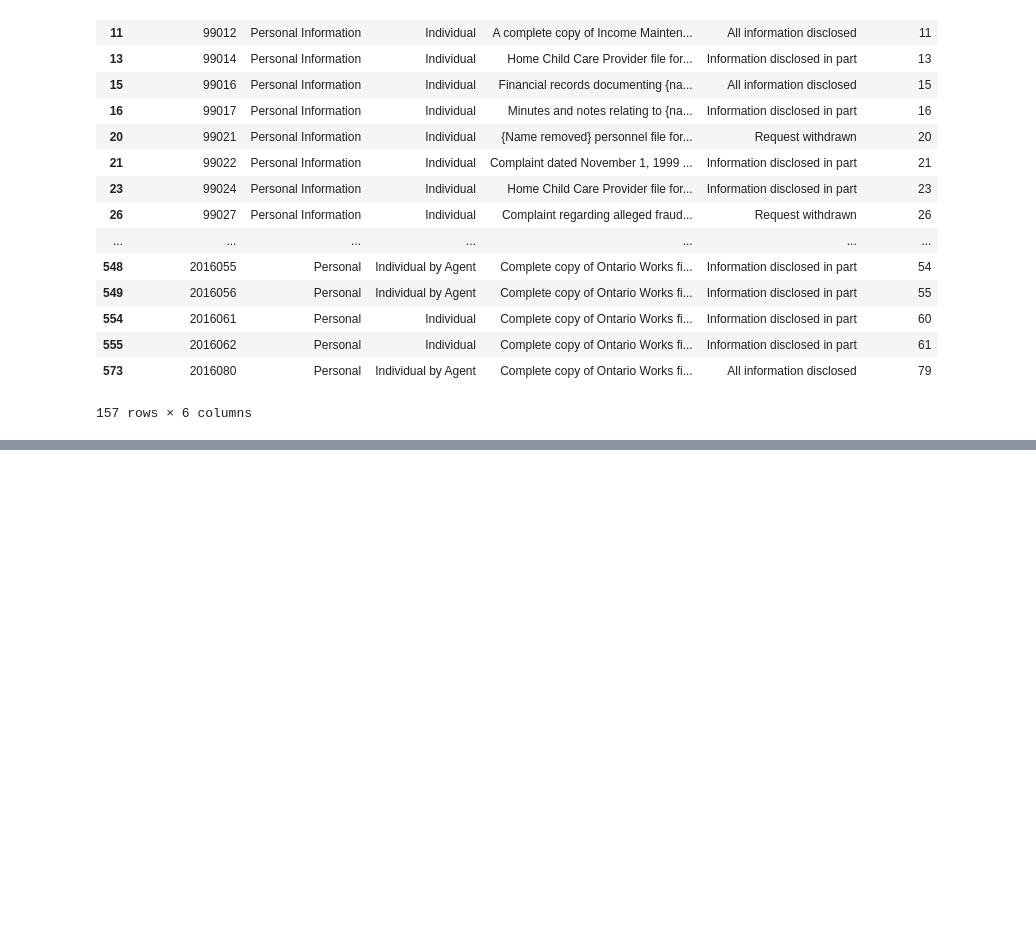
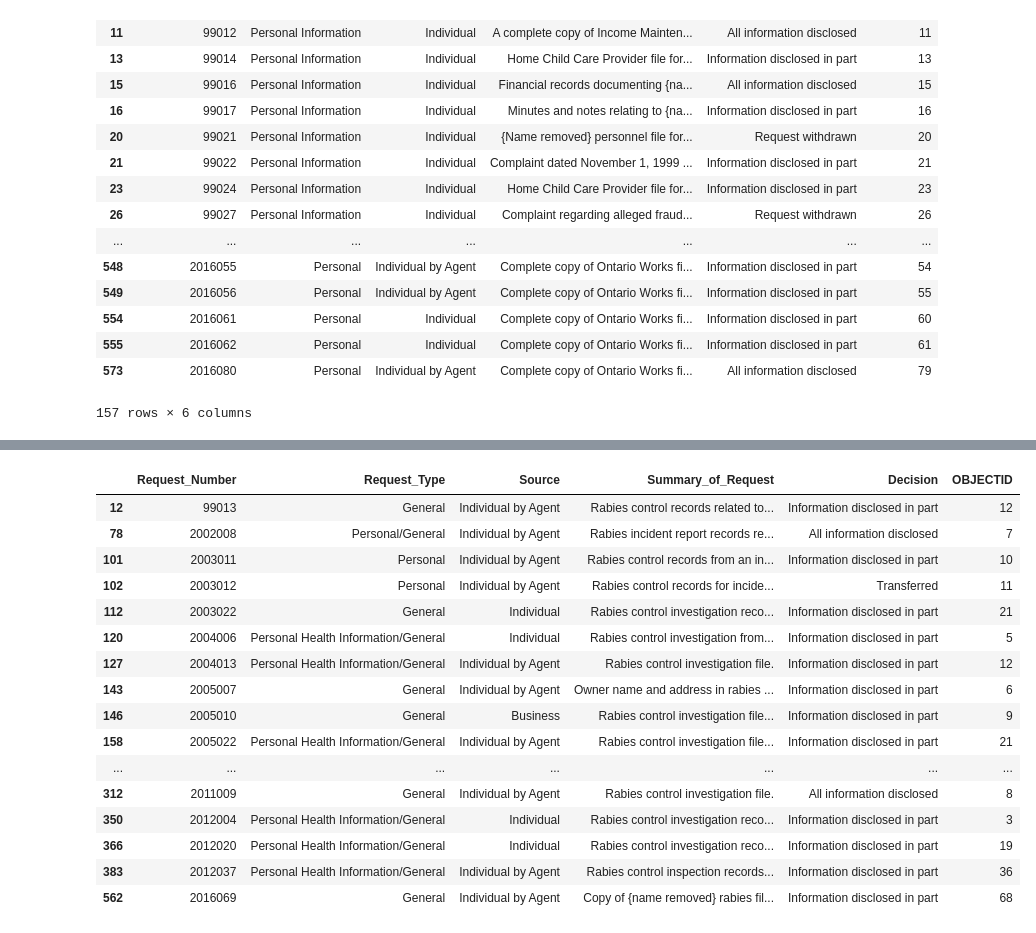
Before and after one commit to brodriguezmilla/foir, a Jupyter notebook: foir.ipynb, the cells around one changed output, grey strips where cells are left out. Cells and saved outputs as stored; diff of their text form; code cells hidden in the pictures; blank space fills up the shorter version.

```diff
--- a/foir.ipynb
+++ b/foir.ipynb
@@ -530,0 +595,20 @@ adf[(adf['Request_Type'] == 'Personal Information') | (adf['Request_Type'] =='Pe
+# %%
+adf[(adf['Summary_of_Request'].str.contains('rabies')) | (adf['Summary_of_Request'].str.contains('Rabies'))]
+# %% [output]
+|  | Request_Number | Request_Type | Source | Summary_of_Request | Decision | OBJECTID |
+| 12 | 99013 | General | Individual by Agent | Rabies control records related to... | Information disclosed in part | 12 |
+| 78 | 2002008 | Personal/General | Individual by Agent | Rabies incident report records re... | All information disclosed | 7 |
+| 101 | 2003011 | Personal | Individual by Agent | Rabies control records from an in... | Information disclosed in part | 10 |
+| 102 | 2003012 | Personal | Individual by Agent | Rabies control records for incide... | Transferred | 11 |
+| 112 | 2003022 | General | Individual | Rabies control investigation reco... | Information disclosed in part | 21 |
+| 120 | 2004006 | Personal Health Information/General | Individual | Rabies control investigation from... | Information disclosed in part | 5 |
+| 127 | 2004013 | Personal Health Information/General | Individual by Agent | Rabies control investigation file. | Information disclosed in part | 12 |
+| 143 | 2005007 | General | Individual by Agent | Owner name and address in rabies ... | Information disclosed in part | 6 |
+| 146 | 2005010 | General | Business | Rabies control investigation file... | Information disclosed in part | 9 |
+| 158 | 2005022 | Personal Health Information/General | Individual by Agent | Rabies control investigation file... | Information disclosed in part | 21 |
+| ... | ... | ... | ... | ... | ... | ... |
+| 312 | 2011009 | General | Individual by Agent | Rabies control investigation file. | All information disclosed | 8 |
+| 350 | 2012004 | Personal Health Information/General | Individual | Rabies control investigation reco... | Information disclosed in part | 3 |
+| 366 | 2012020 | Personal Health Information/General | Individual | Rabies control investigation reco... | Information disclosed in part | 19 |
+| 383 | 2012037 | Personal Health Information/General | Individual by Agent | Rabies control inspection records... | Information disclosed in part | 36 |
+| 562 | 2016069 | General | Individual by Agent | Copy of {name removed} rabies fil... | Information disclosed in part | 68 |
```
Also changed, not shown: parts of 9 cells of this notebook.
